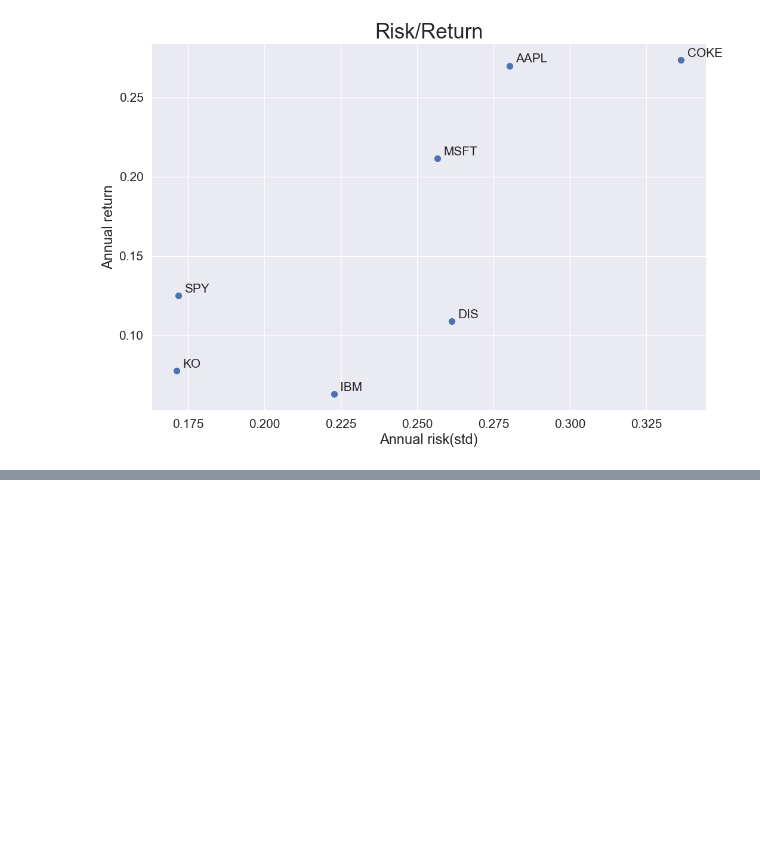
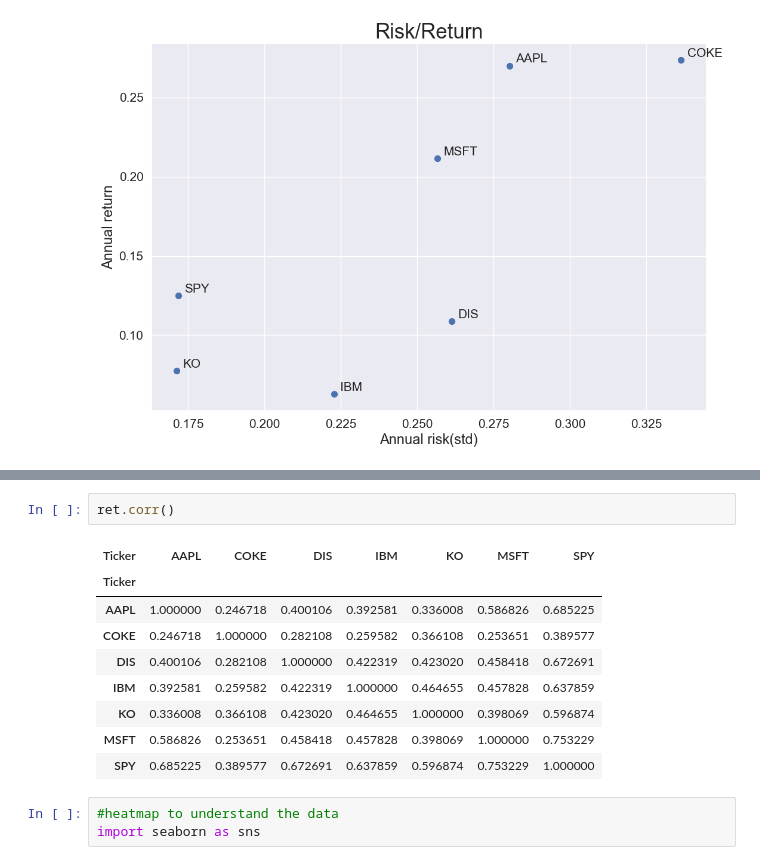
Before and after one commit to RogerSJR2004/Data-Analytics-Project, a Jupyter notebook: stock_analysis.ipynb, the cells around one changed output, grey strips where cells are left out. Drawn from its saved outputs; the diff is of its cells as text; blank space fills up the shorter version.

```diff
--- a/stock_analysis.ipynb
+++ b/stock_analysis.ipynb
@@ -772,0 +804,15 @@ plt.show()
+# %%
+ret.corr()
+# %% [output]
+| Ticker | AAPL | COKE | DIS | IBM | KO | MSFT | SPY |
+| Ticker |  |  |  |  |  |  |  |
+| AAPL | 1.000000 | 0.246718 | 0.400106 | 0.392581 | 0.336008 | 0.586826 | 0.685225 |
+| COKE | 0.246718 | 1.000000 | 0.282108 | 0.259582 | 0.366108 | 0.253651 | 0.389577 |
+| DIS | 0.400106 | 0.282108 | 1.000000 | 0.422319 | 0.423020 | 0.458418 | 0.672691 |
+| IBM | 0.392581 | 0.259582 | 0.422319 | 1.000000 | 0.464655 | 0.457828 | 0.637859 |
+| KO | 0.336008 | 0.366108 | 0.423020 | 0.464655 | 1.000000 | 0.398069 | 0.596874 |
+| MSFT | 0.586826 | 0.253651 | 0.458418 | 0.457828 | 0.398069 | 1.000000 | 0.753229 |
+| SPY | 0.685225 | 0.389577 | 0.672691 | 0.637859 | 0.596874 | 0.753229 | 1.000000 |
+# %%
+#heatmap to understand the data
+import seaborn as sns
```
Also changed, not shown: parts of 5 cells of this notebook.
